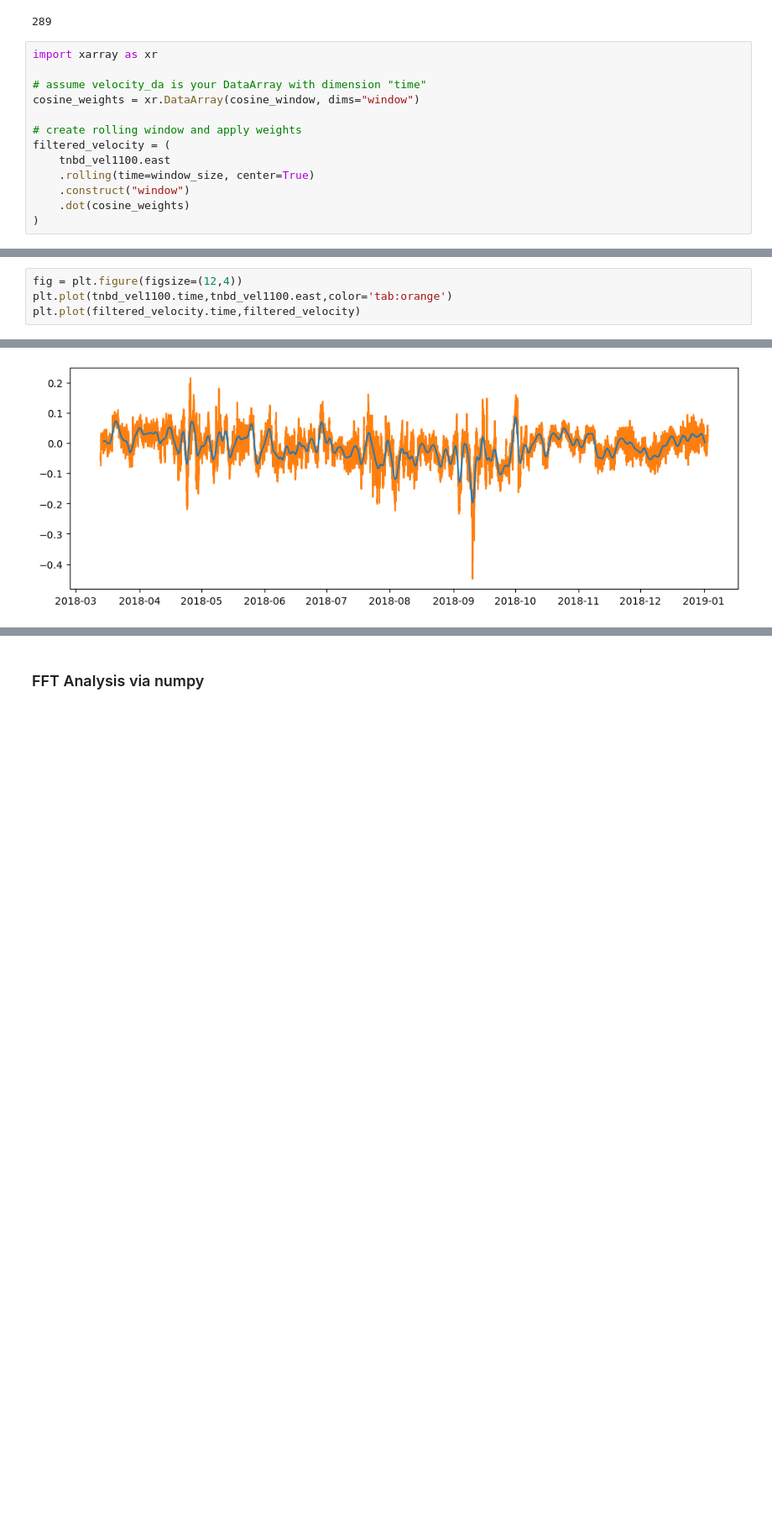
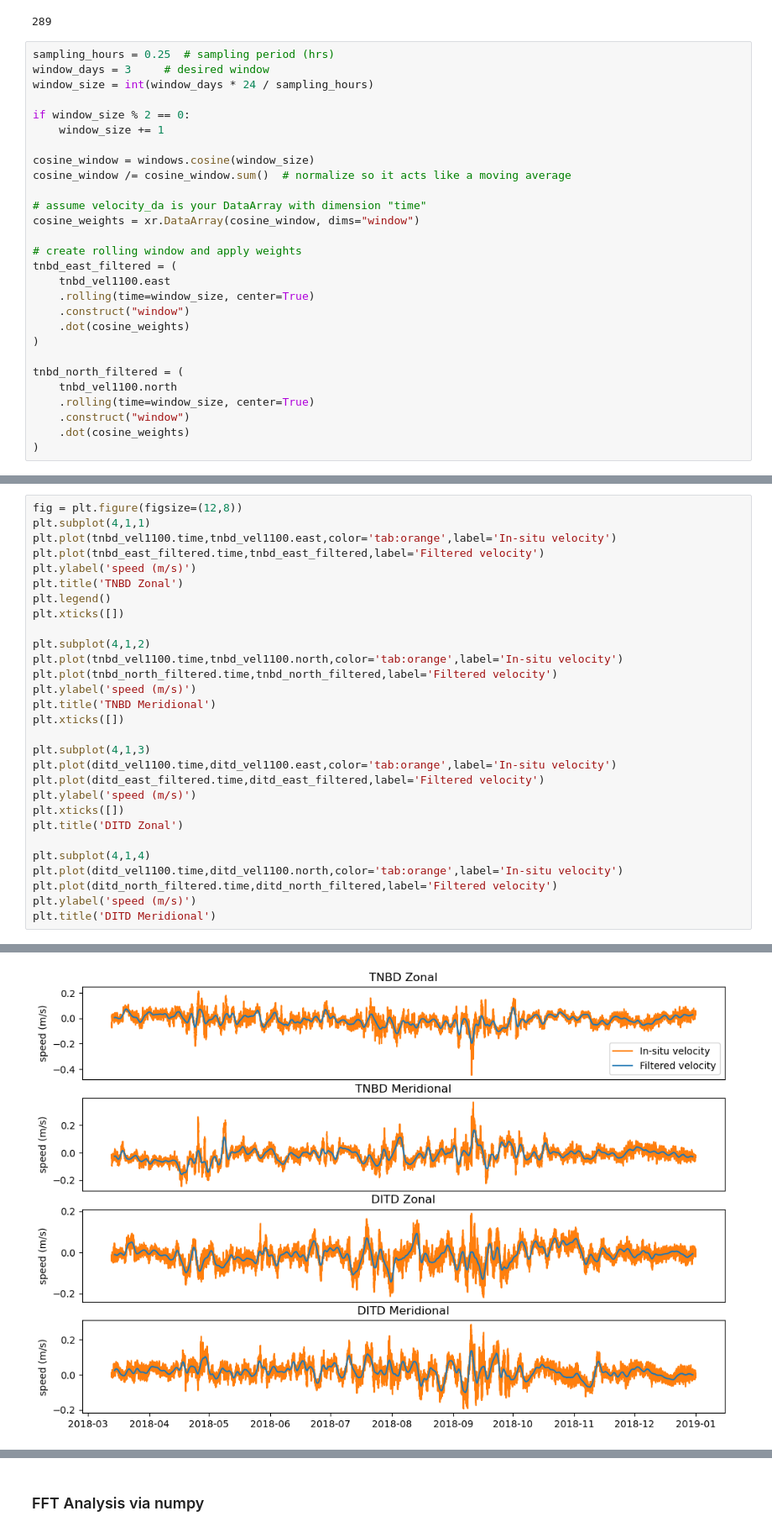
Before and after one commit to MackenzieBlanusa/TNB_tools, a Jupyter notebook: momentum_balance/Tidal_Influnence.ipynb, the cells around one changed output, grey strips where cells are left out. Shown at 84% size. Saved outputs shown, nothing was run; the diff lists cells and outputs as text; blank space fills up the shorter version.

```diff
--- a/momentum_balance/Tidal_Influnence.ipynb
+++ b/momentum_balance/Tidal_Influnence.ipynb
@@ -178,15 +252,30 @@ len(cosine_window)
 # %% [output]
 289
 # %%
-import xarray as xr
+sampling_hours = 0.25  # sampling period (hrs)
+window_days = 3     # desired window
+window_size = int(window_days * 24 / sampling_hours)
+
+if window_size % 2 == 0:
+    window_size += 1
+
+cosine_window = windows.cosine(window_size)
+cosine_window /= cosine_window.sum()  # normalize so it acts like a moving average
 
 # assume velocity_da is your DataArray with dimension "time"
 cosine_weights = xr.DataArray(cosine_window, dims="window")
 
 # create rolling window and apply weights
-filtered_velocity = (
+tnbd_east_filtered = (
     tnbd_vel1100.east
     .rolling(time=window_size, center=True)
     .construct("window")
     .dot(cosine_weights)
 )
+
+tnbd_north_filtered = (
+    tnbd_vel1100.north
+    .rolling(time=window_size, center=True)
+    .construct("window")
+    .dot(cosine_weights)
+)
@@ -199,5 +310,30 @@ filtered_velocity.sel(time=slice('2018-03','2018-04')).plot.scatter(figsize=(12,
 # %%
-fig = plt.figure(figsize=(12,4))
-plt.plot(tnbd_vel1100.time,tnbd_vel1100.east,color='tab:orange')
-plt.plot(filtered_velocity.time,filtered_velocity)
+fig = plt.figure(figsize=(12,8))
+plt.subplot(4,1,1)
+plt.plot(tnbd_vel1100.time,tnbd_vel1100.east,color='tab:orange',label='In-situ velocity')
+plt.plot(tnbd_east_filtered.time,tnbd_east_filtered,label='Filtered velocity')
+plt.ylabel('speed (m/s)')
+plt.title('TNBD Zonal')
+plt.legend()
+plt.xticks([])
+
+plt.subplot(4,1,2)
+plt.plot(tnbd_vel1100.time,tnbd_vel1100.north,color='tab:orange',label='In-situ velocity')
+plt.plot(tnbd_north_filtered.time,tnbd_north_filtered,label='Filtered velocity')
+plt.ylabel('speed (m/s)')
+plt.title('TNBD Meridional')
+plt.xticks([])
+
+plt.subplot(4,1,3)
+plt.plot(ditd_vel1100.time,ditd_vel1100.east,color='tab:orange',label='In-situ velocity')
+plt.plot(ditd_east_filtered.time,ditd_east_filtered,label='Filtered velocity')
+plt.ylabel('speed (m/s)')
+plt.xticks([])
+plt.title('DITD Zonal')
+
+plt.subplot(4,1,4)
+plt.plot(ditd_vel1100.time,ditd_vel1100.north,color='tab:orange',label='In-situ velocity')
+plt.plot(ditd_north_filtered.time,ditd_north_filtered,label='Filtered velocity')
+plt.ylabel('speed (m/s)')
+plt.title('DITD Meridional')
 # %% [output]
@@ -205 +341 @@ plt.plot(filtered_velocity.time,filtered_velocity)
-[figure, old version]
+[figure, new version]
```
Also changed, not shown: parts of 59 cells of this notebook.
